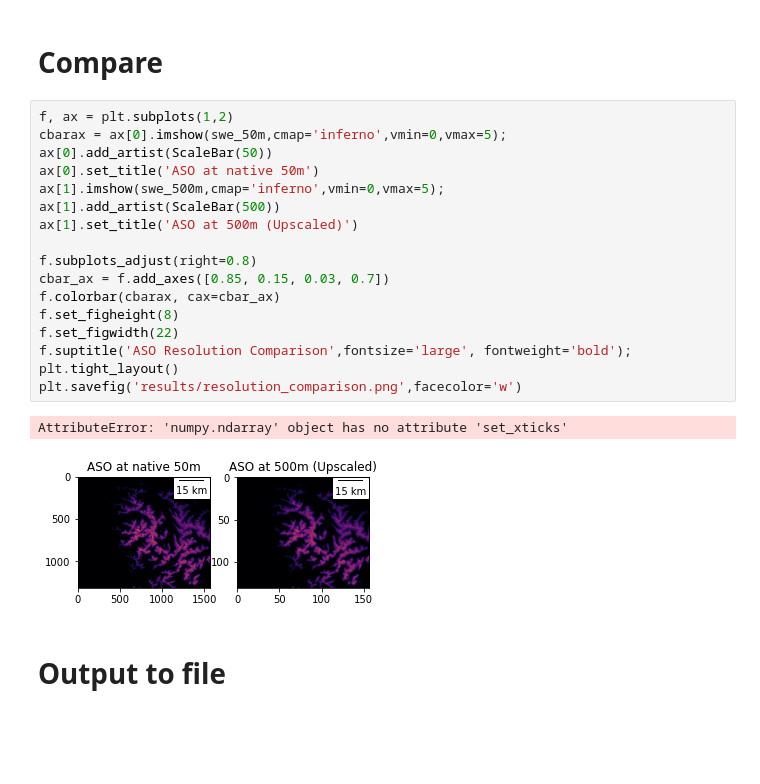
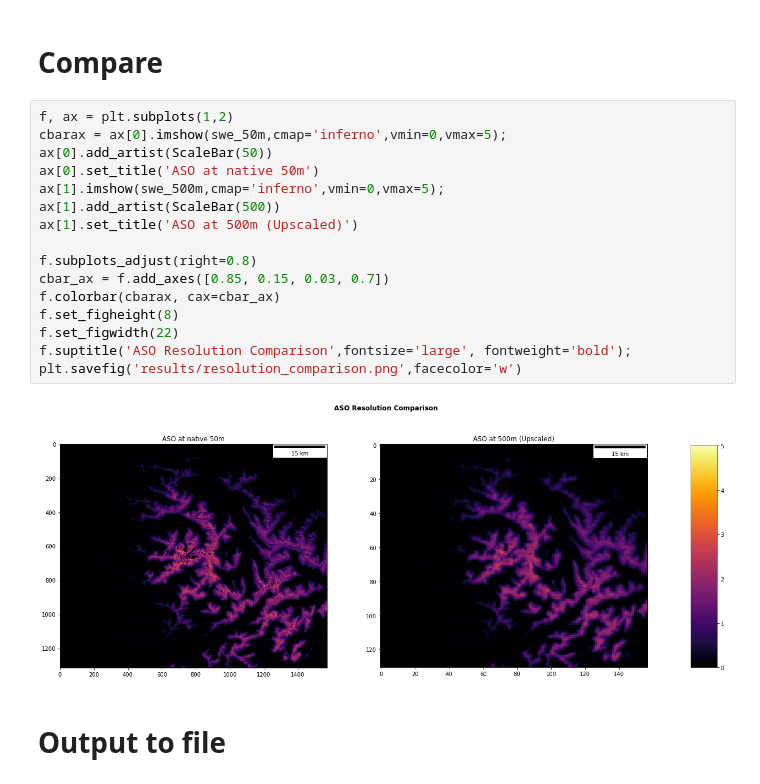
Before and after one commit to bessoh2/SnowHydro, a Jupyter notebook: upscale_aso.ipynb, the cells around one changed output. Cells and saved outputs as stored; diff of their text form; blank space fills up the shorter version.

Commit message:
fix resolution comparison plot

```diff
--- a/upscale_aso.ipynb
+++ b/upscale_aso.ipynb
@@ -96,23 +96,21 @@ f.colorbar(colorbar)
 # %%
 f, ax = plt.subplots(1,2)
 cbarax = ax[0].imshow(swe_50m,cmap='inferno',vmin=0,vmax=5);
 ax[0].add_artist(ScaleBar(50))
 ax[0].set_title('ASO at native 50m')
 ax[1].imshow(swe_500m,cmap='inferno',vmin=0,vmax=5);
 ax[1].add_artist(ScaleBar(500))
 ax[1].set_title('ASO at 500m (Upscaled)')
 
 f.subplots_adjust(right=0.8)
 cbar_ax = f.add_axes([0.85, 0.15, 0.03, 0.7])
 f.colorbar(cbarax, cax=cbar_ax)
 f.set_figheight(8)
 f.set_figwidth(22)
 f.suptitle('ASO Resolution Comparison',fontsize='large', fontweight='bold');
-plt.tight_layout()
 plt.savefig('results/resolution_comparison.png',facecolor='w')
 # %% [output]
-AttributeError: 'numpy.ndarray' object has no attribute 'set_xticks'
-[figure, old version]
+[figure, new version]
 # %% [markdown]
 # Output to file
 # %%
```
